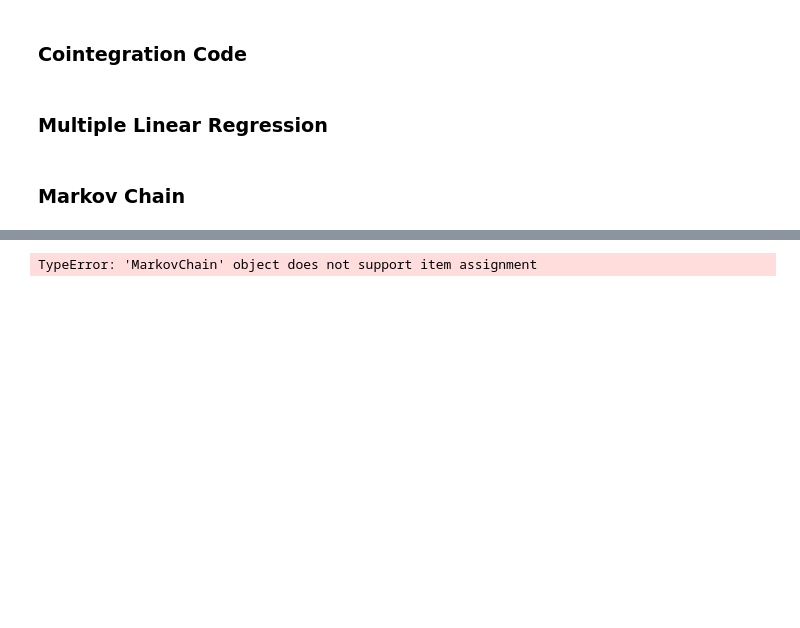
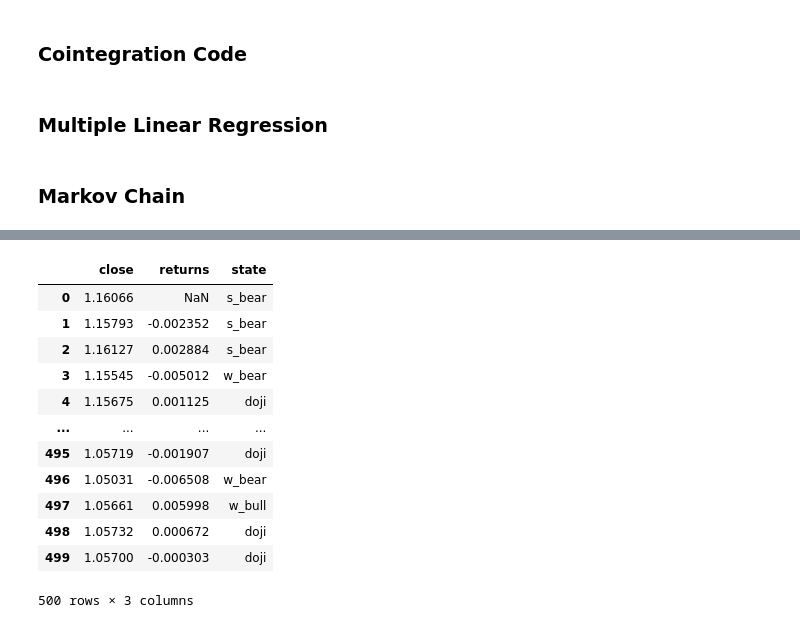
Before and after one commit to aliquid-novi/Strategies, a Jupyter notebook: lets get it/T1.ipynb, the cells around one changed output, grey strips where cells are left out. Cells and saved outputs as stored; diff of their text form; code cells hidden in the pictures; blank space fills up the shorter version.

Commit message:
Amending MarkovChain Class
Included code to include states corresponding to the return of the object

```diff
--- a/lets get it/T1.ipynb
+++ b/lets get it/T1.ipynb
@@ -37,23 +37,26 @@ class MarkovChain:
     def __init__(self, price_data):
         self.data = pd.DataFrame(price_data)
         self.states = ['s_bull', 'w_bull', 'w_bear', 's_bear']
-        self.returns
 
-    # Need to make code create a new column of returns on the following function
-    def get_return(self):
-        self['returns'] = self.data['close'].pct_change()
+    def compute_returns(self):
+        self.data['returns'] = self.data['close'].pct_change()
 
     # Temporary states, to amend to more sophisticated/specific states
     def classify_state(self, ret):
-        if ret > 0.035:
-            self.state = 's_bull'
-        elif ret > 0.02 and ret < 0.034:
-            self.state = 'w_bull'
-        elif ret < -0.2 and ret > -0.034:
-            self.state = 'w_bear',
+        if ret > 0.01:
+            return 's_bull'
+        elif ret > 0.003 and ret < 0.01:
+            return 'w_bull'
+        elif ret < 0.002 and ret > -0.002:
+            return 'doji'
+        elif ret < -0.003 and ret > -0.01:
+            return 'w_bear'
         else:
-            self.state = 's_bear'
+            return 's_bear'
 
-    def transition_matrix(self):
+    def classify_states(self):
+        self.data['state'] = self.data['returns'].apply(self.classify_state)
+
+    # def transition_matrix(self):
 # %%
 data = get_rates("EURUSD.a", mt5.TIMEFRAME_D1, 500)
@@ -60,6 +77,19 @@ data = get_rates("EURUSD.a", mt5.TIMEFRAME_D1, 500)
 # %%
 a = MarkovChain(data)
-a.get_return
+a.compute_returns()
+a.classify_states()
 a.data
 # %% [output]
+|  | close | returns | state |
+| 0 | 1.16066 | NaN | s_bear |
+| 1 | 1.15793 | -0.002352 | s_bear |
+| 2 | 1.16127 | 0.002884 | s_bear |
+| 3 | 1.15545 | -0.005012 | w_bear |
+| 4 | 1.15675 | 0.001125 | doji |
+| ... | ... | ... | ... |
+| 495 | 1.05719 | -0.001907 | doji |
+| 496 | 1.05031 | -0.006508 | w_bear |
+| 497 | 1.05661 | 0.005998 | w_bull |
+| 498 | 1.05732 | 0.000672 | doji |
+| 499 | 1.05700 | -0.000303 | doji |
-TypeError: 'MarkovChain' object does not support item assignment
+500 rows × 3 columns
```
Also changed, not shown: parts of 1 cell of this notebook, 2 other files.
